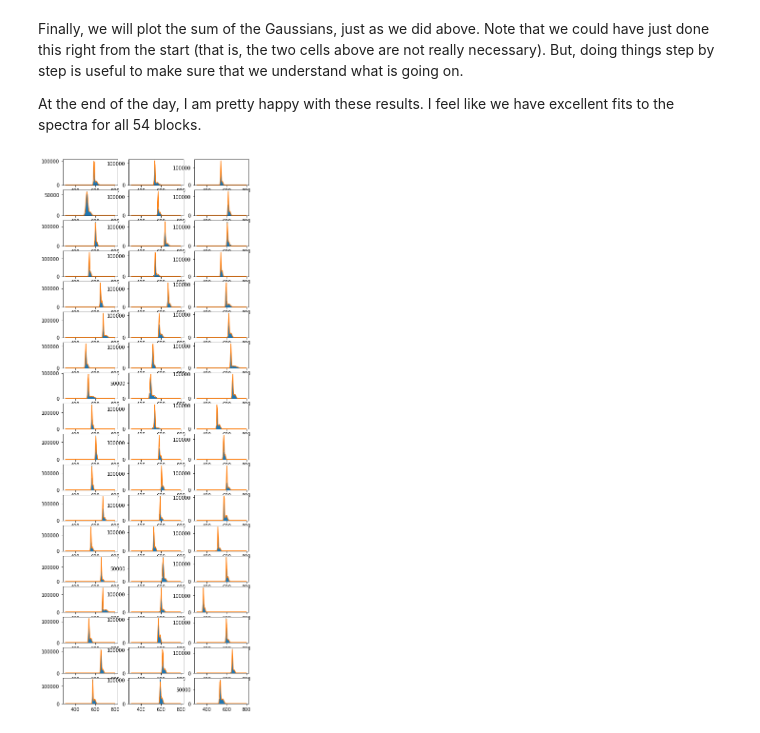
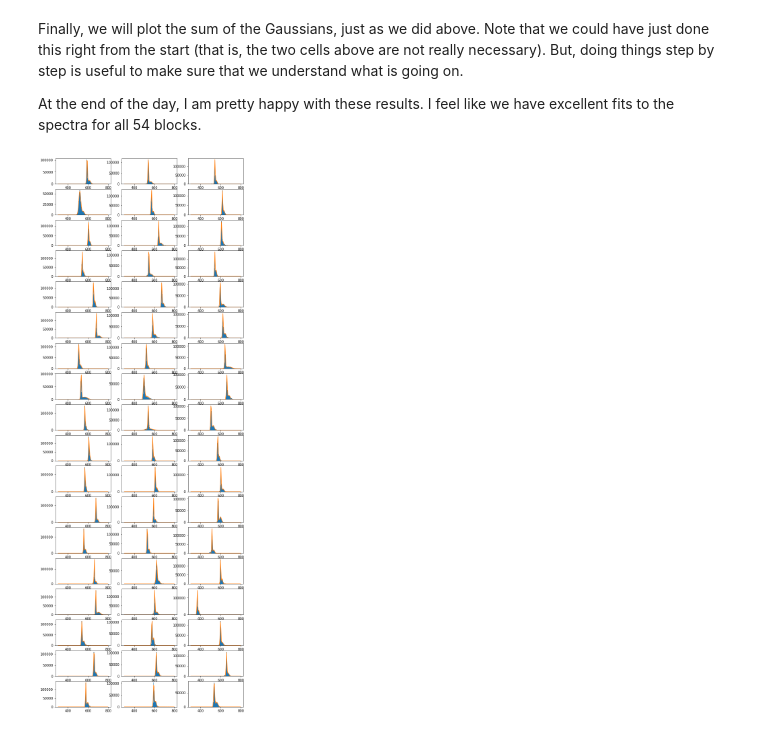
Before and after one commit to wutmeownow/phys441, a Jupyter notebook: JupyterNotebooks/Python/Analysis4.ipynb, the cells around one changed output. Saved outputs shown, nothing was run; the diff lists cells and outputs as text; code cells hidden in the pictures.

```diff
--- a/JupyterNotebooks/Python/Analysis4.ipynb
+++ b/JupyterNotebooks/Python/Analysis4.ipynb
@@ -232,7 +232,7 @@ for i in range(18):
 # %% [markdown]
 Now, we will plot the differences between the data and this first fit, for all the blocks.
 # %%
-fig, axs = plt.subplots(18, 3,figsize=(7,21))
+fig, axs = plt.subplots(18, 3,figsize=(10,30))
 for i in range(18):
     for j in range(3):
 
@@ -269,34 +269,34 @@ Finally, we will plot the sum of the Gaussians, just as we did above.  Note that
 
 At the end of the day, I am pretty happy with these results.  I feel like we have excellent fits to the spectra for all 54 blocks.
 # %%
-fig, axs = plt.subplots(18, 3,figsize=(7,21))
+fig, axs = plt.subplots(18, 3,figsize=(10,30))
 for i in range(18):
     for j in range(3):
 
         block = 3*i+j
 
         axs[i][j].hist(df_bb_ps_a[block][0:nevents],bins=nbins,range=(xlow,xhigh))
 
         values, bin_edges=np.histogram(df_bb_ps_a[block][0:nevents], bins=nbins, range=(xlow,xhigh))
         bin_centers = bin_edges[:-1] + np.diff(bin_edges)/2
 
         x = bin_centers
         y = values
 
         n = sum(y)
         mean = sum(x*y)/n
         sigma = np.sqrt(sum(y*(x-mean)**2)/n)
 
         popt,pcov = curve_fit(gaus,x,y,p0=[1,mean,sigma])
 
         ydiff = values - gaus(x,*popt)
 
         n2 = sum(ydiff)
         mean2 = sum(x*ydiff)/n2
         sigma2 = np.sqrt(sum(ydiff*(x-mean2)**2)/n2)
 
         popt2,pcov2 = curve_fit(gaus,x,ydiff,p0=[1,mean2,sigma2])
 
         axs[i][j].plot(x,gaus(x,*popt)+gaus(x,*popt2))
 # %% [output]
-[figure, old version]
+[figure, new version]
```
Also changed, not shown: parts of 1 cell of this notebook.
